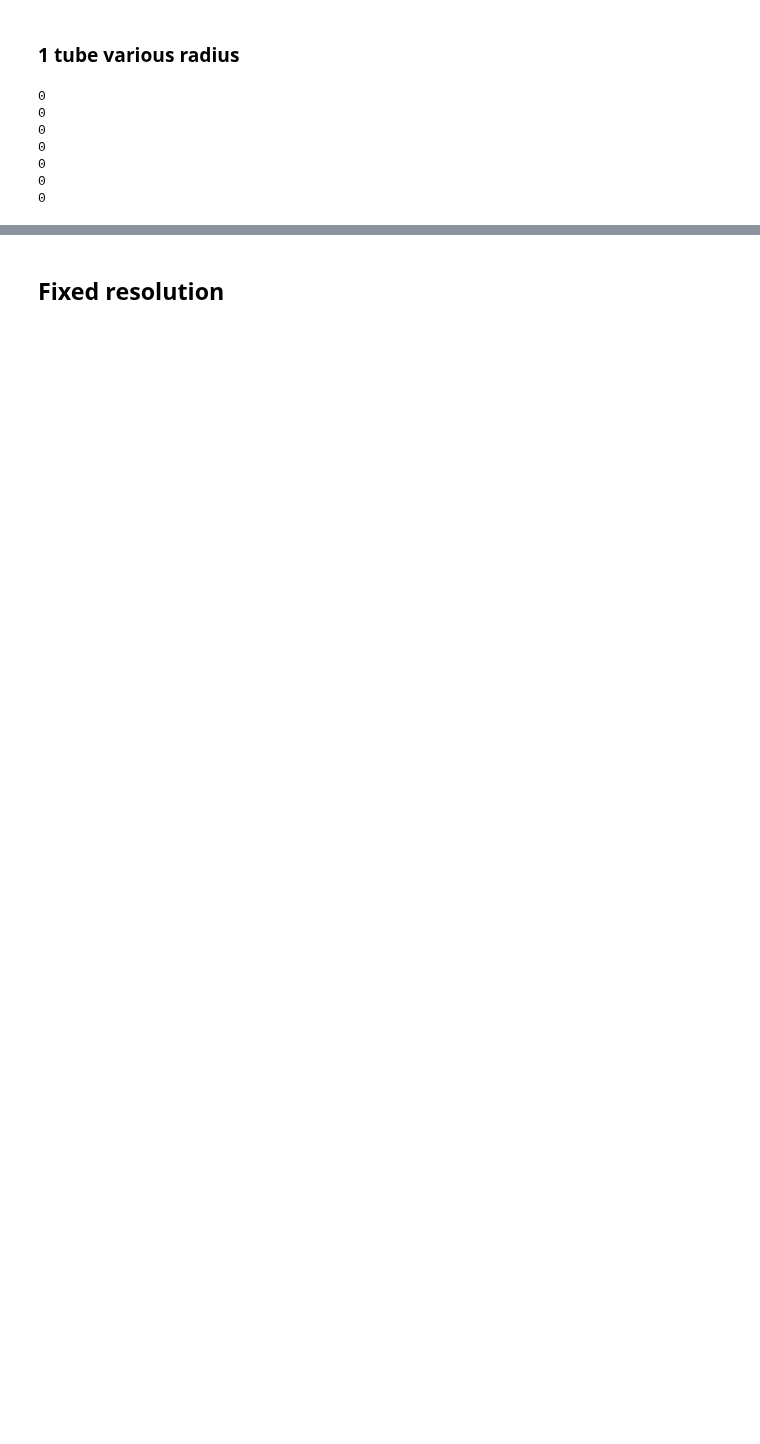
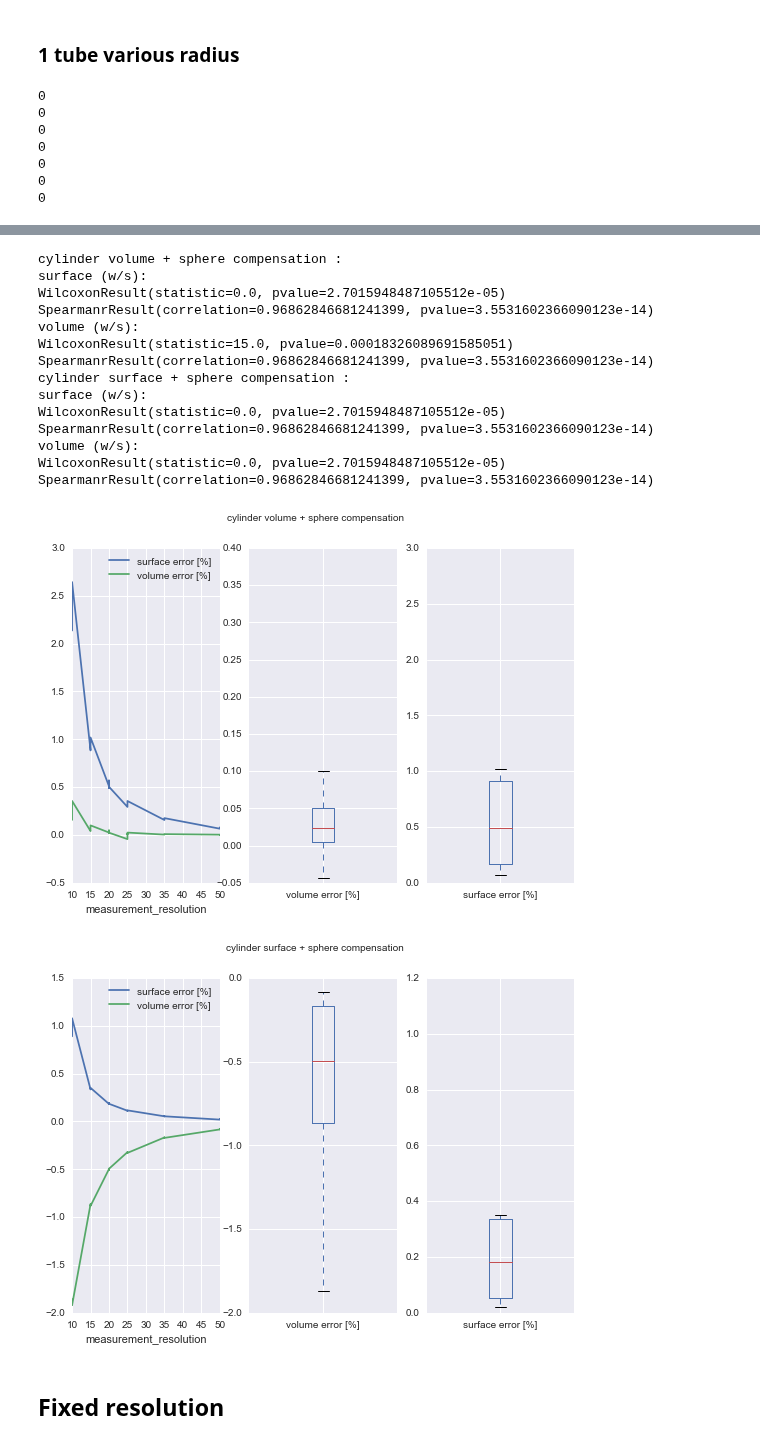
Before and after one commit to mjirik/teigen, a Jupyter notebook: examples/measured_compensation_factor.ipynb, the cells around one changed output, grey strips where cells are left out. Cells and saved outputs as stored; diff of their text form; code cells hidden in the pictures; blank space fills up the shorter version.

```diff
--- a/examples/measured_compensation_factor.ipynb
+++ b/examples/measured_compensation_factor.ipynb
@@ -435,3 +457,35 @@ for radius_method in [
+# %%
+for radius_method in [
+    "inscribed", "circumscribed",
+    "average",
+    "cylinder volume",
+    "cylinder surface",
+    "cylinder volume + sphere compensation",
+    "cylinder surface + sphere compensation",
+    "best"
+]:
+
+    dfs = df[
+        df["output note"] == "compensation method 1 tube mix " + radius_method
+    ]
+    dfsp = show_error(dfs)
+# %% [output]
+cylinder volume + sphere compensation :
+surface (w/s):
+WilcoxonResult(statistic=0.0, pvalue=2.7015948487105512e-05)
+SpearmanrResult(correlation=0.96862846681241399, pvalue=3.5531602366090123e-14)
+volume (w/s):
+WilcoxonResult(statistic=15.0, pvalue=0.00018326089691585051)
+SpearmanrResult(correlation=0.96862846681241399, pvalue=3.5531602366090123e-14)
+cylinder surface + sphere compensation :
+surface (w/s):
+WilcoxonResult(statistic=0.0, pvalue=2.7015948487105512e-05)
+SpearmanrResult(correlation=0.96862846681241399, pvalue=3.5531602366090123e-14)
+volume (w/s):
+WilcoxonResult(statistic=0.0, pvalue=2.7015948487105512e-05)
+SpearmanrResult(correlation=0.96862846681241399, pvalue=3.5531602366090123e-14)
+[figure, added]
+[figure, added]
 # %% [markdown]
 ## Fixed resolution
 # %%
```
Also changed, not shown: parts of 12 cells of this notebook, 2 other files.
